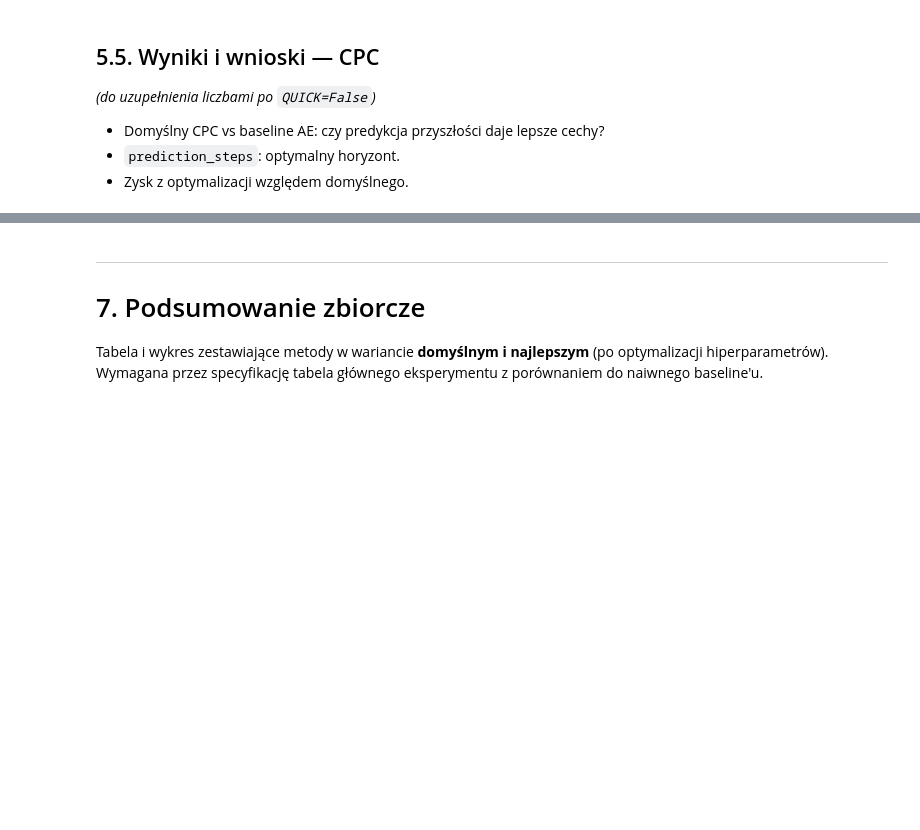
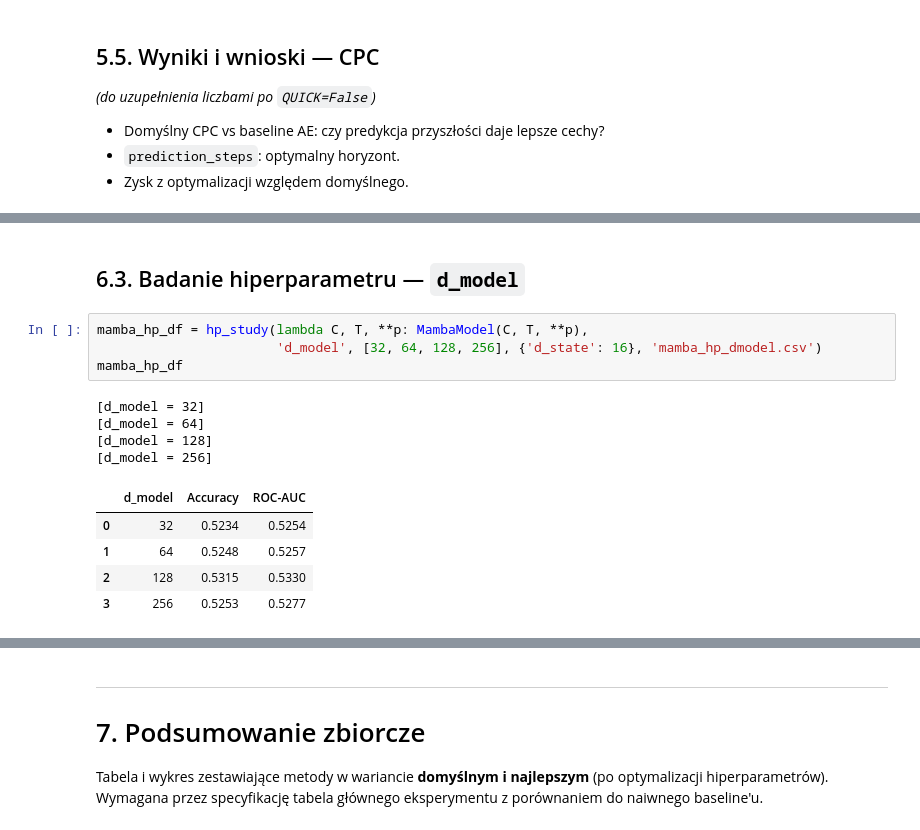
Before and after one commit to Filpus/Alzheimer-classifier, a Jupyter notebook: notebooks/Final_Report.ipynb, the cells around one changed output, grey strips where cells are left out. Cells and saved outputs as stored; diff of their text form; blank space fills up the shorter version.

```diff
--- a/notebooks/Final_Report.ipynb
+++ b/notebooks/Final_Report.ipynb
@@ -428,0 +502,16 @@ print(f'\nCPC (najlepszy) | Acc {fmt(cpc_best_acc)} | AUC {fmt(cpc_best_auc)}  (
+# %% [markdown]
+## 6.3. Badanie hiperparametru — `d_model`
+# %%
+mamba_hp_df = hp_study(lambda C, T, **p: MambaModel(C, T, **p),
+                       'd_model', [32, 64, 128, 256], {'d_state': 16}, 'mamba_hp_dmodel.csv')
+mamba_hp_df
+# %% [output]
+[d_model = 32]
+[d_model = 64]
+[d_model = 128]
+[d_model = 256]
+|  | d_model | Accuracy | ROC-AUC |
+| 0 | 32 | 0.5234 | 0.5254 |
+| 1 | 64 | 0.5248 | 0.5257 |
+| 2 | 128 | 0.5315 | 0.5330 |
+| 3 | 256 | 0.5253 | 0.5277 |
```
Also changed, not shown: parts of 18 cells of this notebook, 8 other files.
